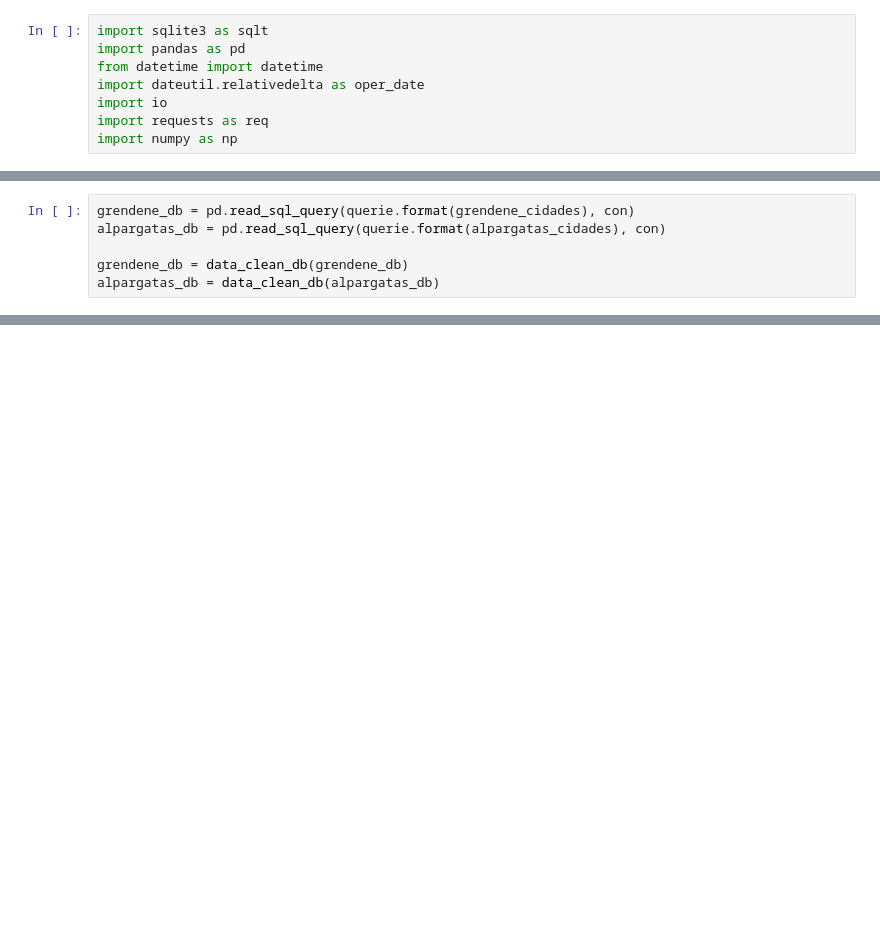
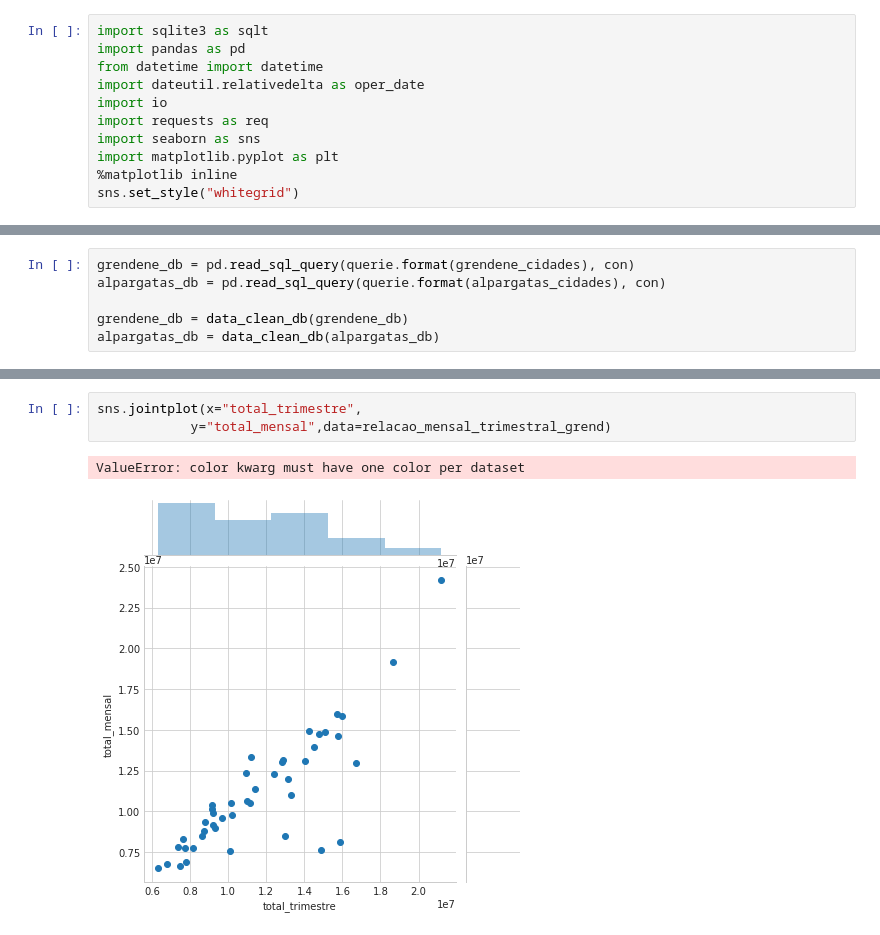
Before and after one commit to raffOps/data-analysis, a Jupyter notebook: data analysis.ipynb, the cells around one changed output, grey strips where cells are left out. Cells and saved outputs as stored; diff of their text form; blank space fills up the shorter version.

```diff
--- a/data analysis.ipynb
+++ b/data analysis.ipynb
@@ -5,7 +5,10 @@ from datetime import datetime
 import dateutil.relativedelta as oper_date
 import io
 import requests as req
-import numpy as np
+import seaborn as sns
+import matplotlib.pyplot as plt
+%matplotlib inline
+sns.set_style("whitegrid")
 # %%
 querie = """select * from exports where "Cod. Mun" in {} and
 "NCM" like "6402%";"""
@@ -328,0 +292,6 @@ Name: exportacao, dtype: int64
+# %%
+sns.jointplot(x="total_trimestre",
+            y="total_mensal",data=relacao_mensal_trimestral_grend)
+# %% [output]
+ValueError: color kwarg must have one color per dataset
+[figure, added]
```
Also changed, not shown: parts of 47 cells of this notebook, 2 other files.
